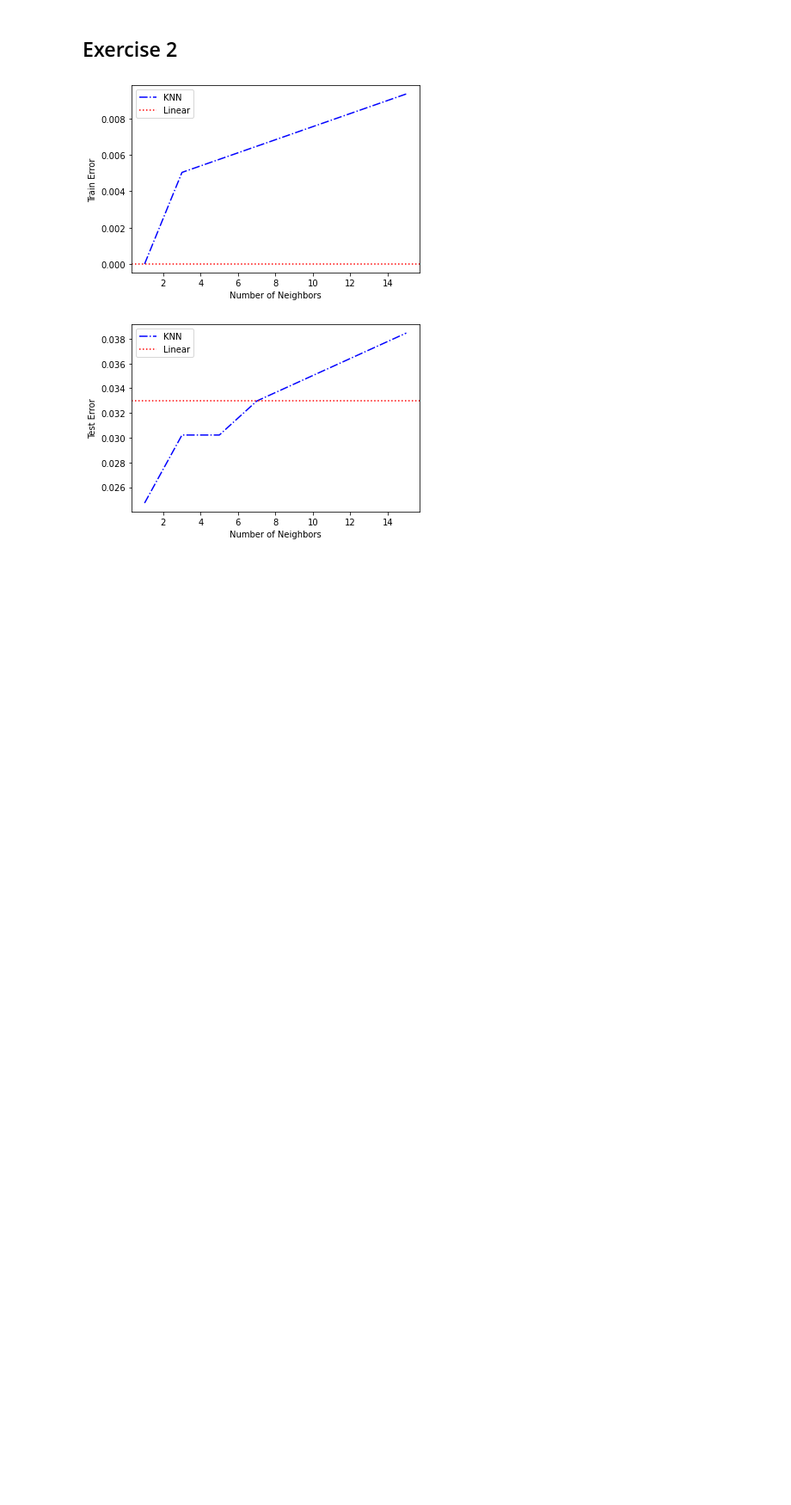
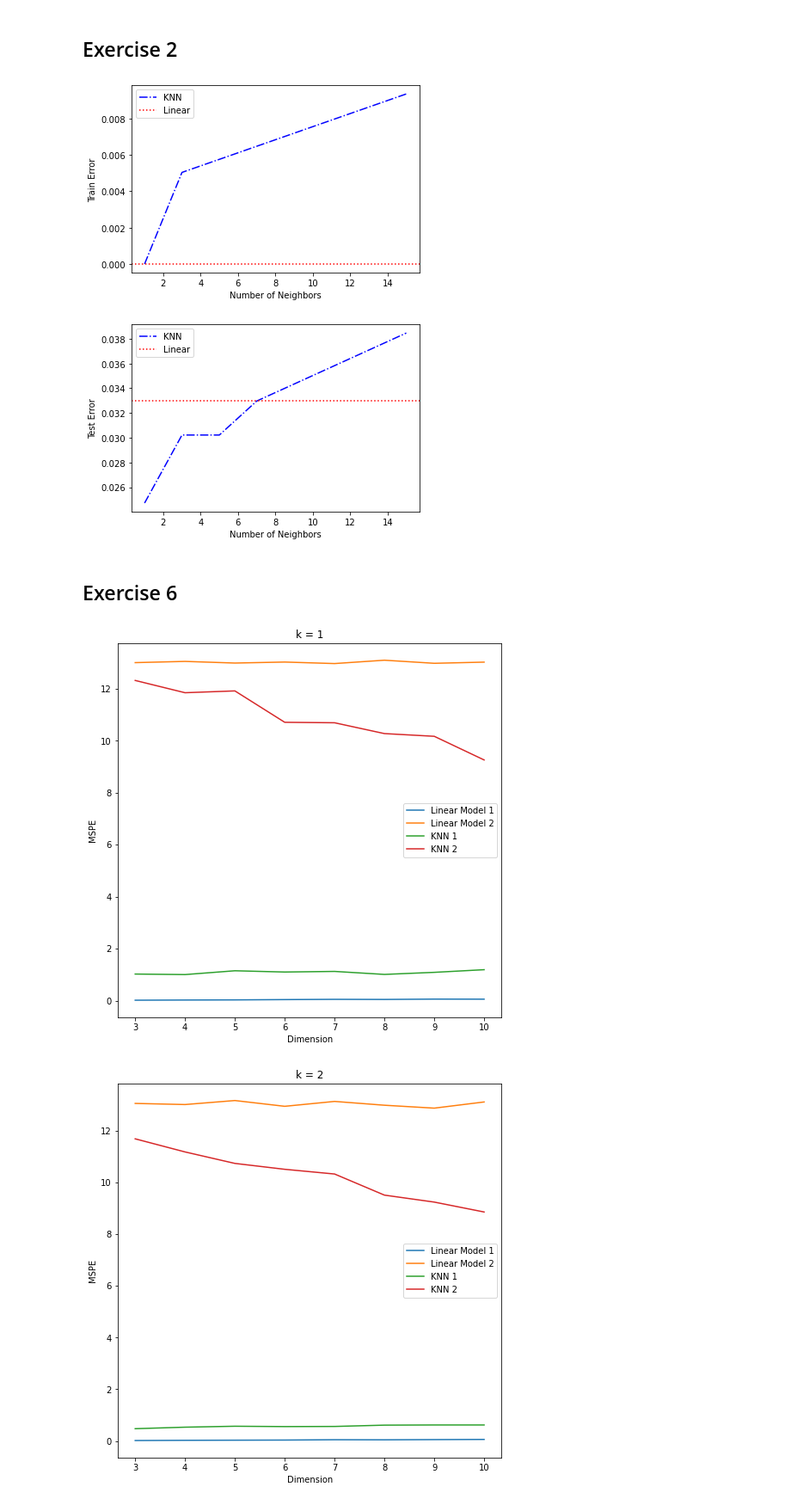
Before and after one commit to abeckham17/intro_machine_learning, a Jupyter notebook: Toth_HW1.ipynb, the cells around one changed output. Shown at 86% size. Saved outputs shown, nothing was run; the diff lists cells and outputs as text; code cells hidden in the pictures; blank space fills up the shorter version.

```diff
--- a/Toth_HW1.ipynb
+++ b/Toth_HW1.ipynb
@@ -52,3 +52,5 @@ plt.ylabel("Test Error");
 # %% [output]
 [figure]
 [figure]
+# %% [markdown]
+## Exercise 6
@@ -54,0 +96,32 @@ plt.ylabel("Test Error");
+# %%
+p = range(3, 11) # 3 to 10, inclusive
+k = [1,2]
+
+
+mspe_lm1 = np.zeros((len(p), len(k)))
+mspe_lm2 = np.zeros((len(p), len(k)))
+mspe_knn1 = np.zeros((len(p), len(k)))
+mspe_knn2 = np.zeros((len(p), len(k)))
+
+for i, pval in enumerate(p):
+    for j, kval in enumerate(k):
+        results = simulation(pval, kval)
+
+        mspe_lm1[i,j] = results[0]
+        mspe_lm2[i,j] = results[1]
+        mspe_knn1[i,j] = results[2]
+        mspe_knn2[i,j] = results[3]
+# %%
+for k in range(1,3):
+    plt.figure(figsize=(8,8))
+    plt.title("k = {}".format(k))
+    plt.plot(p, mspe_lm1[:,k-1], label='Linear Model 1')
+    plt.plot(p, mspe_lm2[:,k-1], label='Linear Model 2')
+    plt.plot(p, mspe_knn1[:,k-1], label='KNN 1')
+    plt.plot(p, mspe_knn2[:,k-1], label='KNN 2')
+    plt.xlabel("Dimension")
+    plt.ylabel("MSPE")
+    plt.legend();
+# %% [output]
+[figure, added]
+[figure, added]
```
Also changed, not shown: parts of 6 cells of this notebook.
